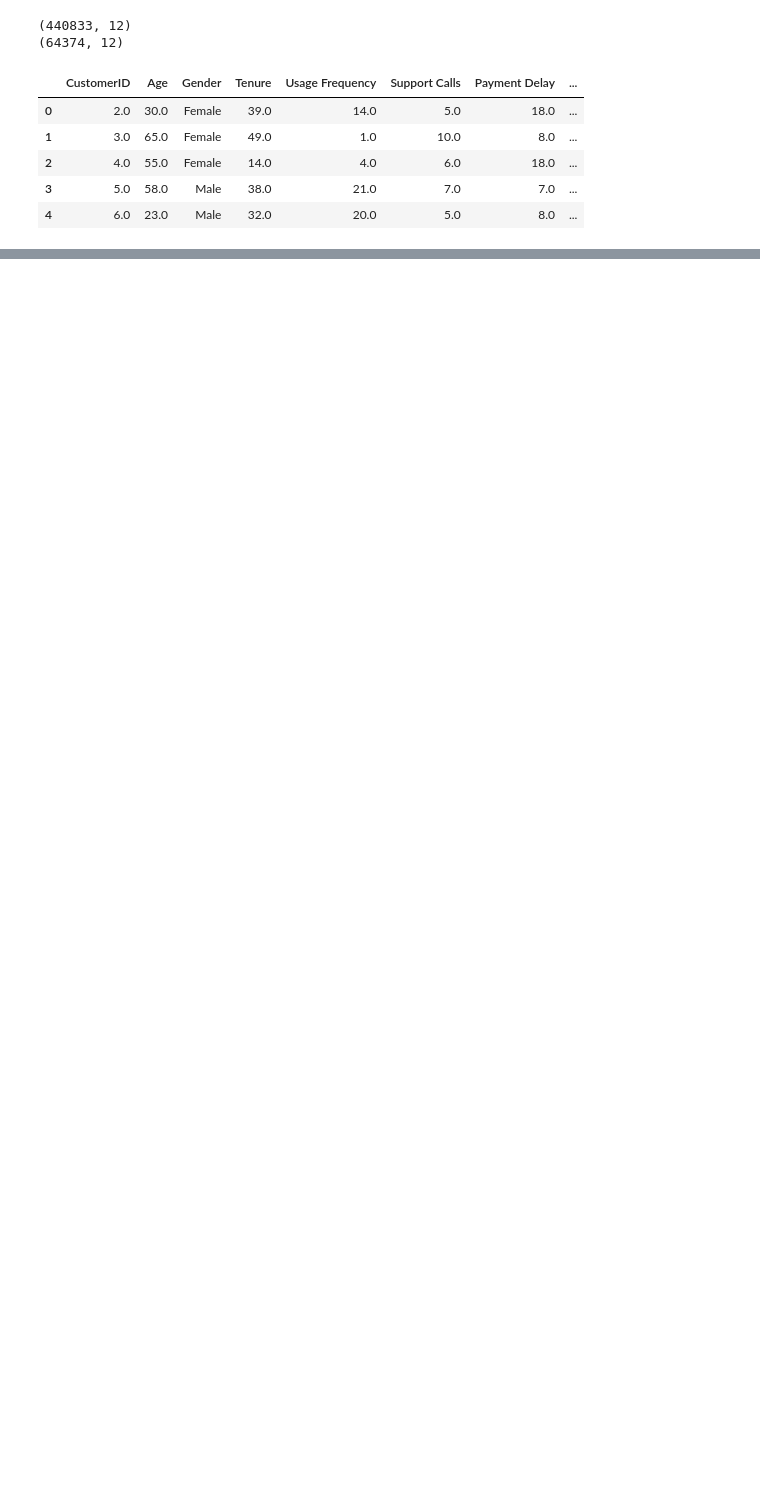
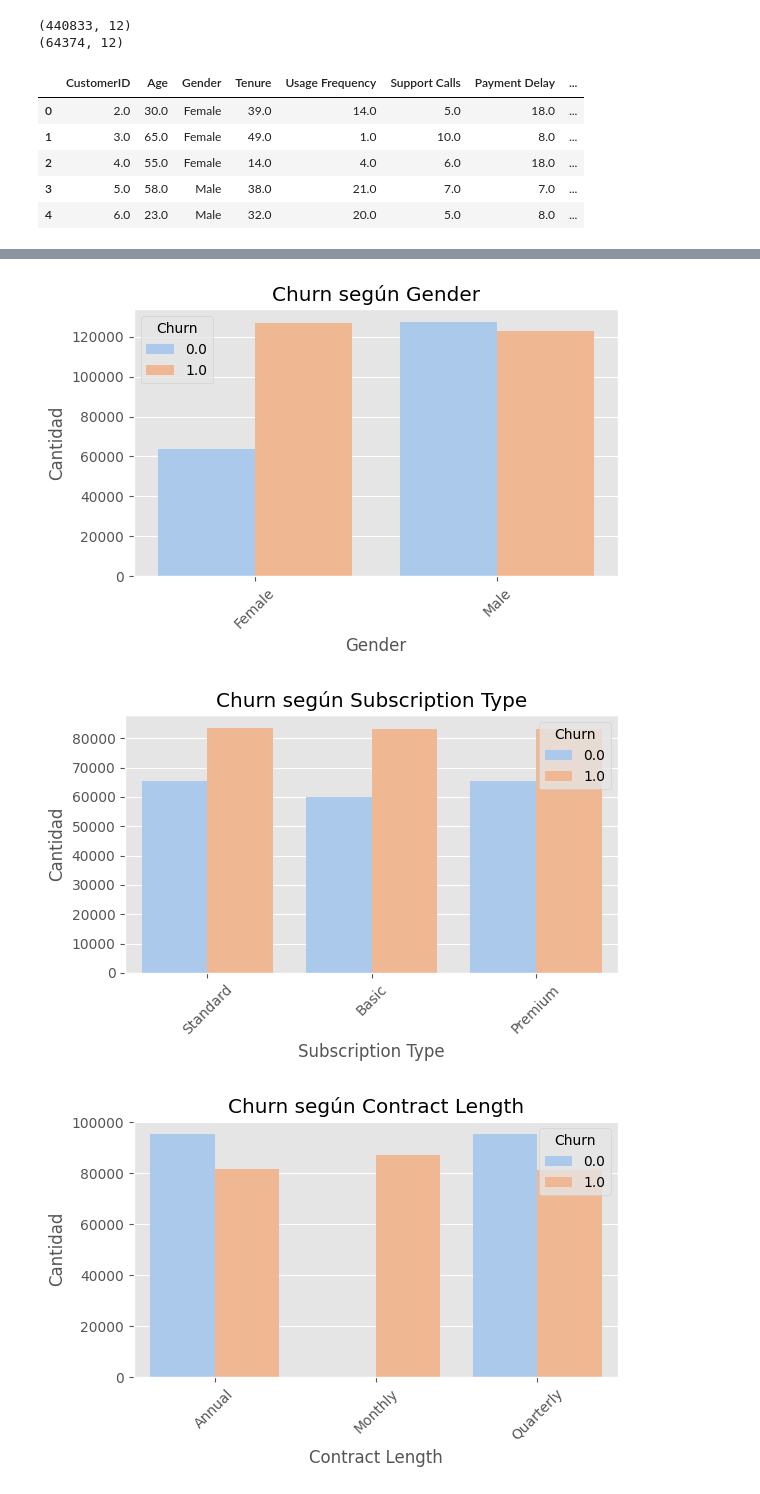
Before and after one commit to IagoG7/ML_customer_churn, a Jupyter notebook: src/notebooks/01_modelo_churn.ipynb, the cells around one changed output, grey strips where cells are left out. Drawn from its saved outputs; the diff is of its cells as text; code cells hidden in the pictures; blank space fills up the shorter version.

```diff
--- a/src/notebooks/01_modelo_churn.ipynb
+++ b/src/notebooks/01_modelo_churn.ipynb
@@ -37,0 +107,22 @@ df_train.head()
+# %%
+# Análisis de variables categóricas vs. Churn
+
+# Función para graficar Churn vs variables categóricas
+def plot_churn_vs_column(col):
+    plt.figure(figsize=(6,4))
+    sns.countplot(x=col, hue='Churn', data=df_train)
+    plt.title(f'Churn según {col}')
+    plt.legend(title='Churn')
+    plt.xlabel(col)
+    plt.ylabel('Cantidad')
+    plt.xticks(rotation=45)
+    plt.tight_layout()
+    plt.show()
+
+plot_churn_vs_column('Gender')
+plot_churn_vs_column('Subscription Type')
+plot_churn_vs_column('Contract Length')
+# %% [output]
+[figure, added]
+[figure, added]
+[figure, added]
```
Also changed, not shown: parts of 31 cells of this notebook, 3 other files.
